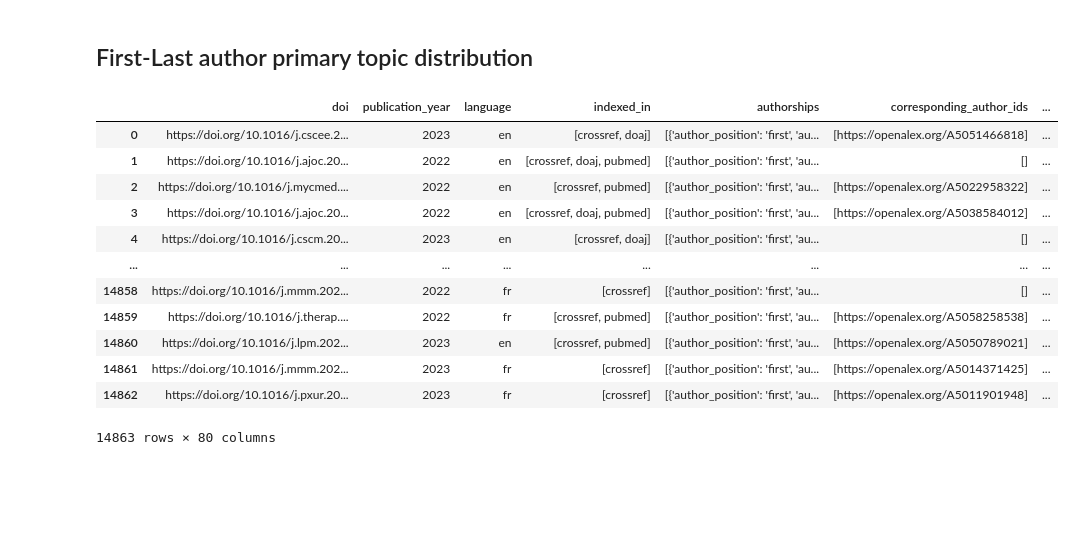
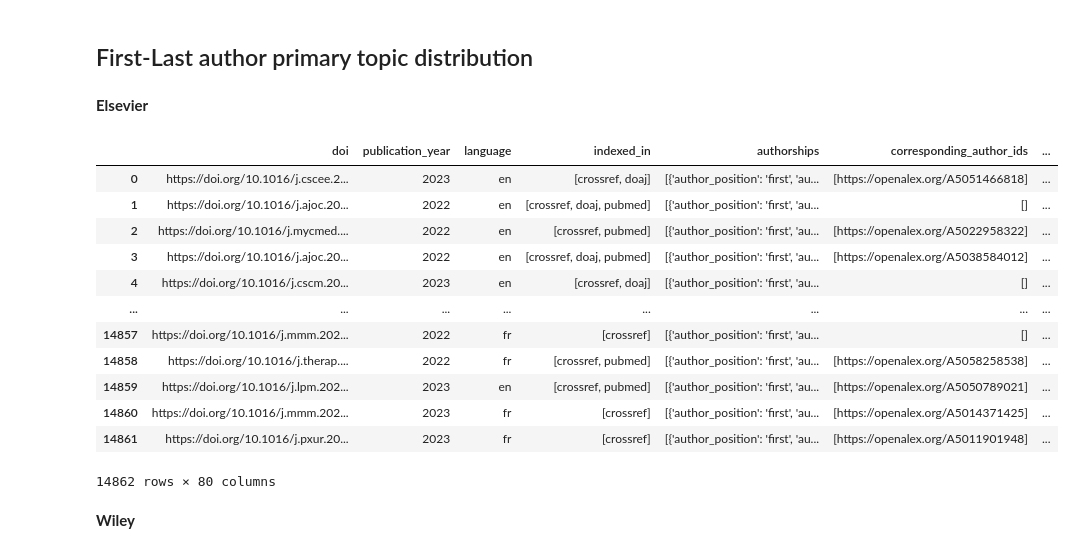
Before and after one commit to APVsiris/2025MESRE, a Jupyter notebook: notebooks/2.0-apv-preliminaryanalysis.ipynb, the cells around one changed output. Saved outputs shown, nothing was run; the diff lists cells and outputs as text; code cells hidden in the pictures; blank space fills up the shorter version.

```diff
--- a/notebooks/2.0-apv-preliminaryanalysis.ipynb
+++ b/notebooks/2.0-apv-preliminaryanalysis.ipynb
@@ -12,0 +16,3 @@ import requests
+# %%
+df = pd.read_csv('../data/processed/initial_dataset_elsevierwiliey_openapc.csv')
+df
@@ -50,7 +78,7 @@ ax.legend(loc='center left', bbox_to_anchor=(1.0, 0.5))
 # %%
 ### CANVIAR QUAN TINGUI EL FINAL
 
-df = pd.read_csv('../data/interim/initial_dataset_elsevierwiliey.csv').drop(columns = 'Unnamed: 0')
+df = pd.read_csv('../data/interim/initial_dataset_elsevierwiliey_openapc.csv').drop(columns = 'Unnamed: 0')
 df_money = pd.read_csv('EUR_USD_yearly_avg_2013_2024.csv').set_index('year')
 
 df_apc_list = df[~df.apc_list.isna()].reset_index(drop = True)
@@ -157,10 +185,11 @@ df[df.apc_list.isna()].groupby('oa_status').count()[['doi']] / df.groupby('oa_st
 | hybrid | 0.570123 |
 # %% [markdown]
 ## First-Last author primary topic distribution
+# %% [markdown]
+**Elsevier**
 # %%
 col = 'Publication VoR date'
-interest_status = ['Accepted', 'Not yet in EOAP', 'Pending']
-df_elsevier = pd.read_csv('../data/external/Elsevier_EOAP_2225_Décembre.csv').dropna(subset = col)
+df_elsevier = pd.read_csv('../data/external/Elsevier_EOAP_2225_Décembre.csv').dropna(subset = [col, 'Article DOI'])
 df_elsevier['year'] = df_elsevier[col].apply(lambda x: int(x.split('/')[-1]))
 df_elsevier = df_elsevier[(df_elsevier.year <= 2023)].reset_index(drop = True)
 elsevier_doi = df_elsevier['Article DOI'].str.lower().unique().tolist()
@@ -187,40 +216,42 @@ def fetch_by_ids(id_list):
         "per_page": 200
     }
 
     url = f"{BASE_URL}?{urlencode(params)}"
     try:
         r = requests.get(url, timeout=30)
         r.raise_for_status()
         data = r.json()
         return data.get("results", [])
     except requests.exceptions.JSONDecodeError:
         print("JSON decode error for URL:", url[:200])
         pass
     except requests.exceptions.RequestException as e:
         print("Request error:", e)
         pass
 
 batch_size = 50  # try increasing, test carefully
-all_fetched = []
+all_fetched_els = []
 for i in tqdm(range(0, len(elsevier_doi), batch_size)):
     batch = elsevier_doi[i:i+batch_size]
     results = fetch_by_ids(batch)
-    all_fetched.extend(results)
+    all_fetched_els.extend(results)
 
 
-all_fetched_df = pd.json_normalize(all_fetched)
-all_fetched_df
+all_fetched_els_df = pd.json_normalize(all_fetched_els)
+all_fetched_els_df
 # %% [output]
 |  | doi | publication_year | language | indexed_in | authorships | corresponding_author_ids | ... |
 | 0 | https://doi.org/10.1016/j.cscee.2... | 2023 | en | [crossref, doaj] | [{'author_position': 'first', 'au... | [https://openalex.org/A5051466818] | ... |
 | 1 | https://doi.org/10.1016/j.ajoc.20... | 2022 | en | [crossref, doaj, pubmed] | [{'author_position': 'first', 'au... | [] | ... |
 | 2 | https://doi.org/10.1016/j.mycmed.... | 2022 | en | [crossref, pubmed] | [{'author_position': 'first', 'au... | [https://openalex.org/A5022958322] | ... |
 | 3 | https://doi.org/10.1016/j.ajoc.20... | 2022 | en | [crossref, doaj, pubmed] | [{'author_position': 'first', 'au... | [https://openalex.org/A5038584012] | ... |
 | 4 | https://doi.org/10.1016/j.cscm.20... | 2023 | en | [crossref, doaj] | [{'author_position': 'first', 'au... | [] | ... |
 | ... | ... | ... | ... | ... | ... | ... | ... |
-| 14858 | https://doi.org/10.1016/j.mmm.202... | 2022 | fr | [crossref] | [{'author_position': 'first', 'au... | [] | ... |
-| 14859 | https://doi.org/10.1016/j.therap.... | 2022 | fr | [crossref, pubmed] | [{'author_position': 'first', 'au... | [https://openalex.org/A5058258538] | ... |
-| 14860 | https://doi.org/10.1016/j.lpm.202... | 2023 | en | [crossref, pubmed] | [{'author_position': 'first', 'au... | [https://openalex.org/A5050789021] | ... |
-| 14861 | https://doi.org/10.1016/j.mmm.202... | 2023 | fr | [crossref] | [{'author_position': 'first', 'au... | [https://openalex.org/A5014371425] | ... |
-| 14862 | https://doi.org/10.1016/j.pxur.20... | 2023 | fr | [crossref] | [{'author_position': 'first', 'au... | [https://openalex.org/A5011901948] | ... |
+| 14857 | https://doi.org/10.1016/j.mmm.202... | 2022 | fr | [crossref] | [{'author_position': 'first', 'au... | [] | ... |
+| 14858 | https://doi.org/10.1016/j.therap.... | 2022 | fr | [crossref, pubmed] | [{'author_position': 'first', 'au... | [https://openalex.org/A5058258538] | ... |
+| 14859 | https://doi.org/10.1016/j.lpm.202... | 2023 | en | [crossref, pubmed] | [{'author_position': 'first', 'au... | [https://openalex.org/A5050789021] | ... |
+| 14860 | https://doi.org/10.1016/j.mmm.202... | 2023 | fr | [crossref] | [{'author_position': 'first', 'au... | [https://openalex.org/A5014371425] | ... |
+| 14861 | https://doi.org/10.1016/j.pxur.20... | 2023 | fr | [crossref] | [{'author_position': 'first', 'au... | [https://openalex.org/A5011901948] | ... |
-14863 rows × 80 columns
+14862 rows × 80 columns
+# %% [markdown]
+**Wiley**
```
Also changed, not shown: parts of 17 cells of this notebook, 10 other files.
